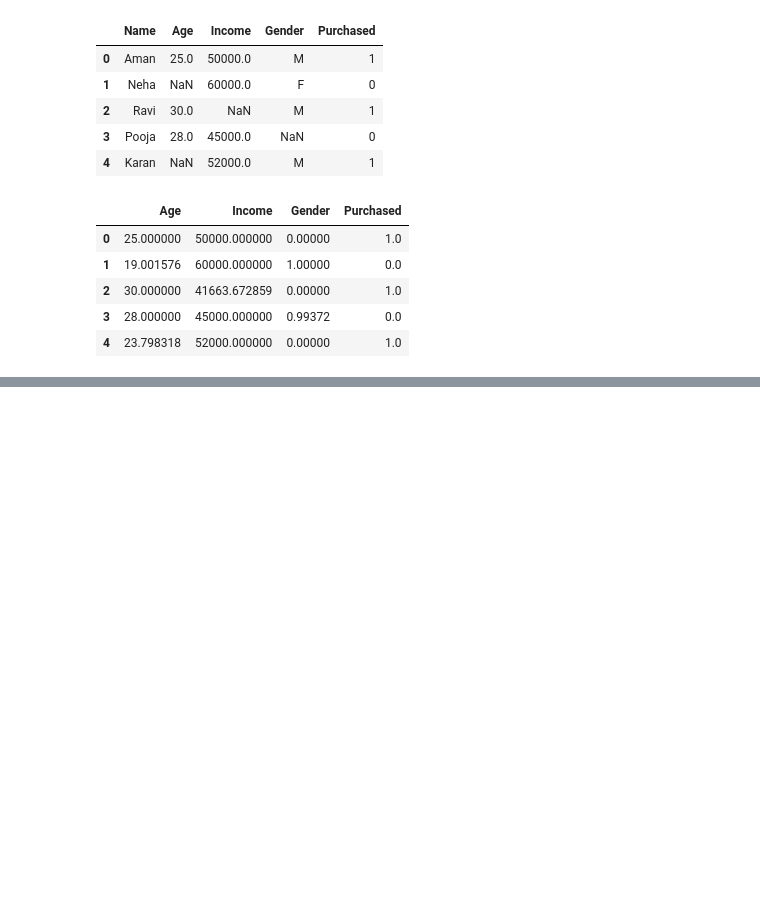
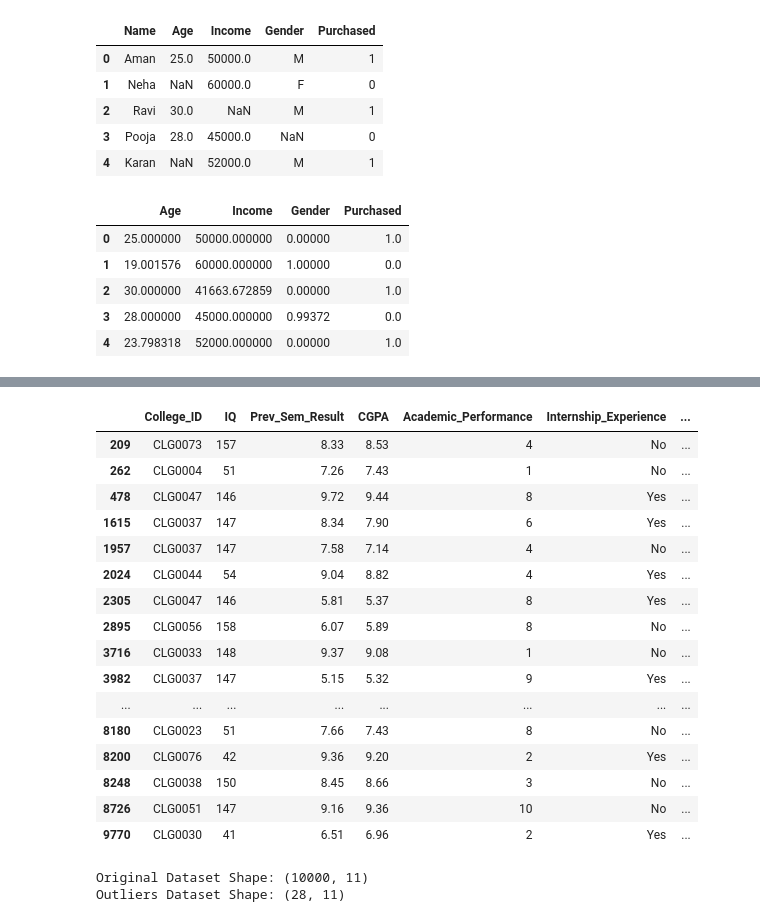
Before and after one commit to Shekhar7017/EDA, a Jupyter notebook: FeatureEngineering.ipynb, the cells around one changed output, grey strips where cells are left out. Cells and saved outputs as stored; diff of their text form; code cells hidden in the pictures; blank space fills up the shorter version.

```diff
--- a/FeatureEngineering.ipynb
+++ b/FeatureEngineering.ipynb
@@ -1858,0 +1961,4 @@ df_imputed.head()
+# %%
+# Calculate the Z-Score.
+df['Z_Score_IQ'] = (df['IQ']-df['IQ'].mean())/df['IQ'].std()
+df.head()
@@ -1858,0 +1972,27 @@ df_imputed.head()
+# %%
+df[(df['Z_Score_IQ'] > 3) | (df['Z_Score_IQ'] < -3)]
+# %% [output]
+|  | College_ID | IQ | Prev_Sem_Result | CGPA | Academic_Performance | Internship_Experience | ... |
+| 209 | CLG0073 | 157 | 8.33 | 8.53 | 4 | No | ... |
+| 262 | CLG0004 | 51 | 7.26 | 7.43 | 1 | No | ... |
+| 478 | CLG0047 | 146 | 9.72 | 9.44 | 8 | Yes | ... |
+| 1615 | CLG0037 | 147 | 8.34 | 7.90 | 6 | Yes | ... |
+| 1957 | CLG0037 | 147 | 7.58 | 7.14 | 4 | No | ... |
+| 2024 | CLG0044 | 54 | 9.04 | 8.82 | 4 | Yes | ... |
+| 2305 | CLG0047 | 146 | 5.81 | 5.37 | 8 | Yes | ... |
+| 2895 | CLG0056 | 158 | 6.07 | 5.89 | 8 | No | ... |
+| 3716 | CLG0033 | 148 | 9.37 | 9.08 | 1 | No | ... |
+| 3982 | CLG0037 | 147 | 5.15 | 5.32 | 9 | Yes | ... |
+| ... | ... | ... | ... | ... | ... | ... | ... |
+| 8180 | CLG0023 | 51 | 7.66 | 7.43 | 8 | No | ... |
+| 8200 | CLG0076 | 42 | 9.36 | 9.20 | 2 | Yes | ... |
+| 8248 | CLG0038 | 150 | 8.45 | 8.66 | 3 | No | ... |
+| 8726 | CLG0051 | 147 | 9.16 | 9.36 | 10 | No | ... |
+| 9770 | CLG0030 | 41 | 6.51 | 6.96 | 2 | Yes | ... |
+# %%
+a = df[(df['Z_Score_IQ'] > 3) | (df['Z_Score_IQ'] < -3)].shape
+print("Original Dataset Shape:",df.shape)
+print("Outliers Dataset Shape:",a)
+# %% [output]
+Original Dataset Shape: (10000, 11)
+Outliers Dataset Shape: (28, 11)
```
Also changed, not shown: parts of 22 cells of this notebook, 1 other file.
